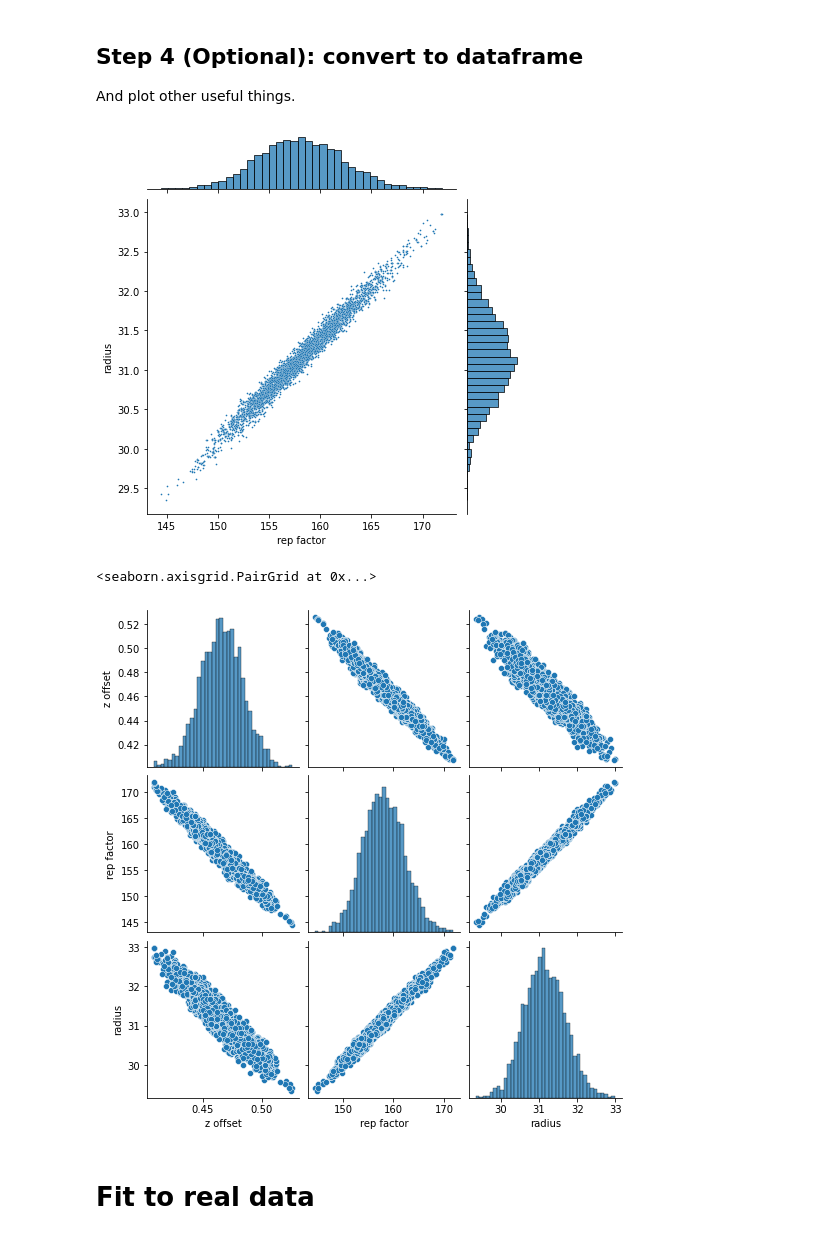
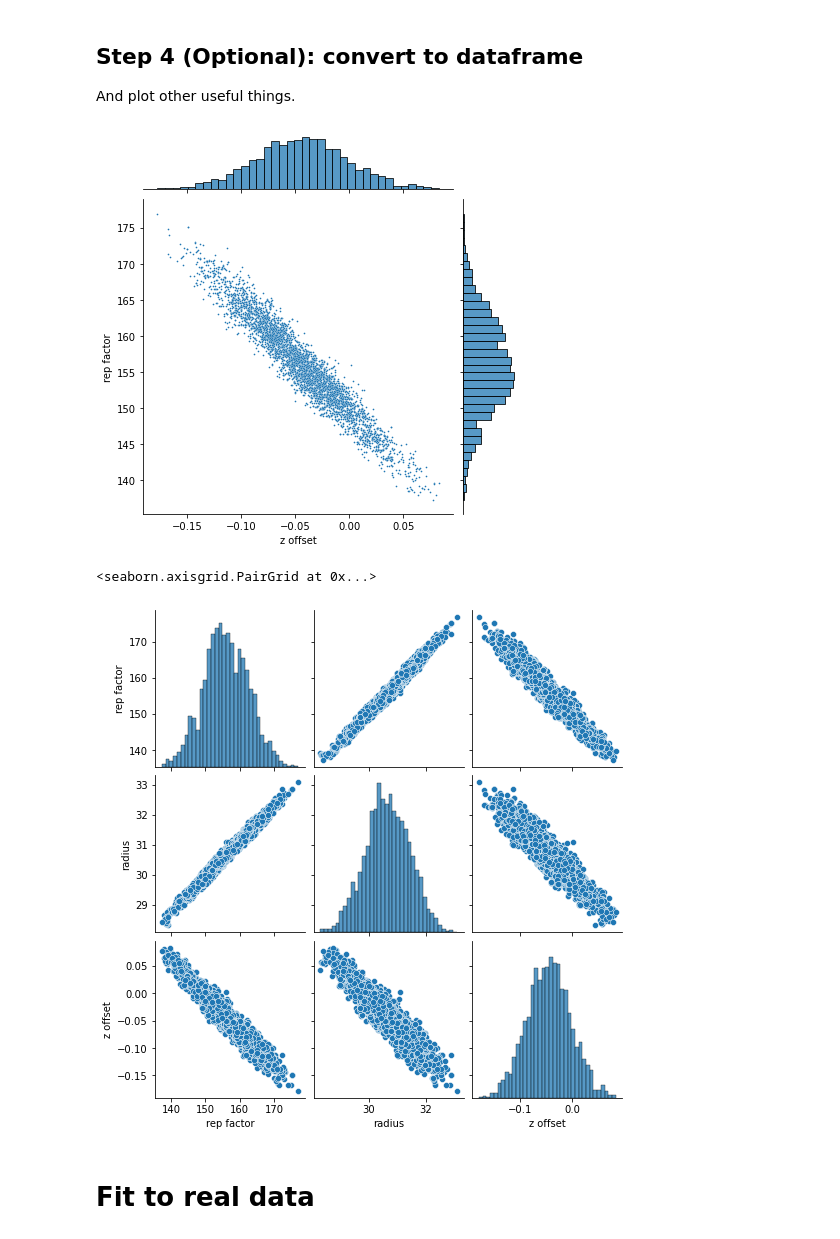
Before and after one commit to phys201/nc_AFM, a Jupyter notebook: documentation.ipynb, the cells around one changed output. Cells and saved outputs as stored; diff of their text form; code cells hidden in the pictures.

```diff
--- a/documentation.ipynb
+++ b/documentation.ipynb
@@ -409,4 +410,4 @@ repulsive = 150  #aJ/nm^2
 hamaker = 12     #aJ
 radius = 30      #nm
 
-z_0 = 0.5        #nm
+z_0 = 0.0        #nm
@@ -442,7 +449,7 @@ map_estimate
 ## Step 3: Sample the model and plot
 # %%
 with test_sph_model:
-    traces_sph =pm.sample(2000, return_inferencedata=True)
+    traces_sph =pm.sample(2000, tune = 2000, return_inferencedata=True)
     az.plot_trace(traces_sph);
 # %% [output]
 Auto-assigning NUTS sampler...
@@ -461,14 +467,14 @@ And plot other useful things.
 # %%
 sph_dataframe = traces_sph.posterior.to_dataframe()
 # %%
-joint_kde = sns.jointplot(x='rep factor', y='radius', data=sph_dataframe, kind='scatter', s=3)
+joint_kde = sns.jointplot(x='z offset', y='rep factor', data=sph_dataframe, kind='scatter', s=3)
 # %% [output]
-[figure, old version]
+[figure, new version]
 # %%
 sns.pairplot(data=sph_dataframe)
 # %% [output]
 <seaborn.axisgrid.PairGrid at 0x...>
-[figure, old version]
+[figure, new version]
 # %% [markdown]
 # Fit to real data
 # %% [markdown]
```
Also changed, not shown: parts of 13 cells of this notebook, 2 other files.
